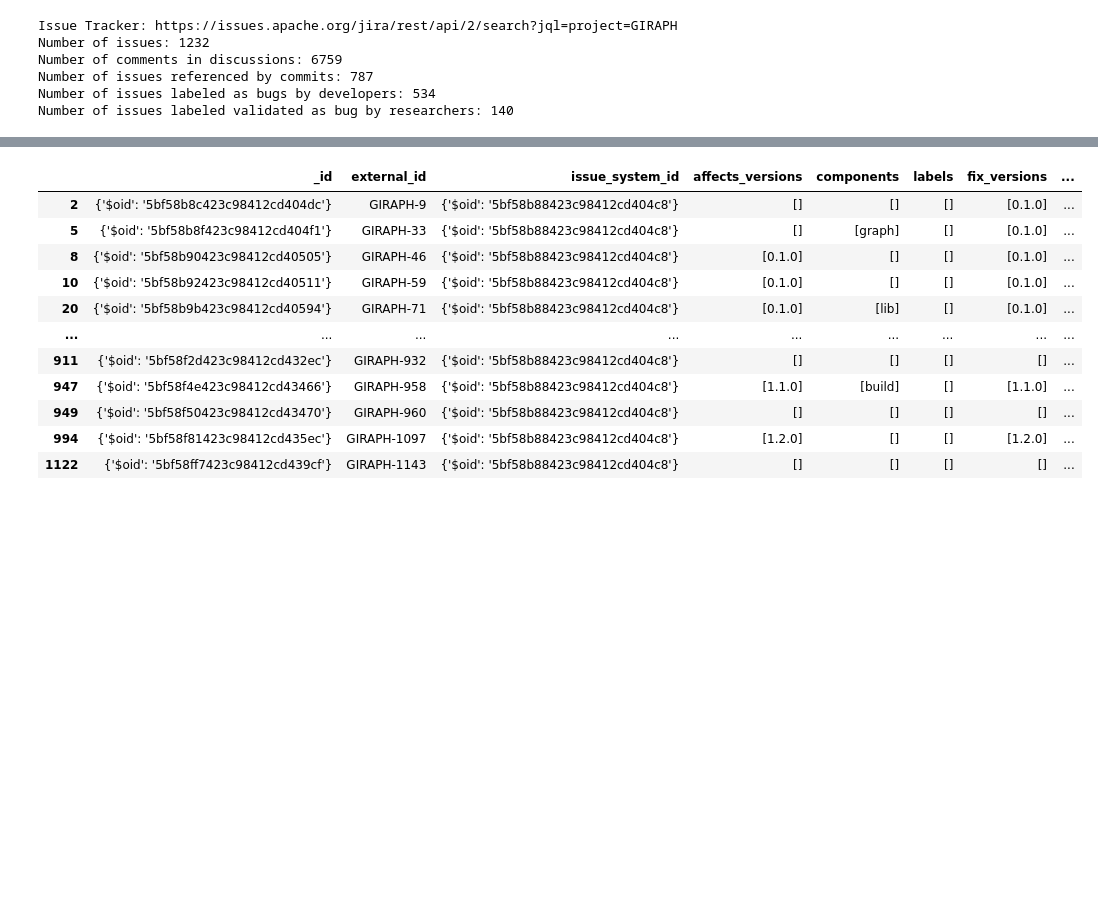
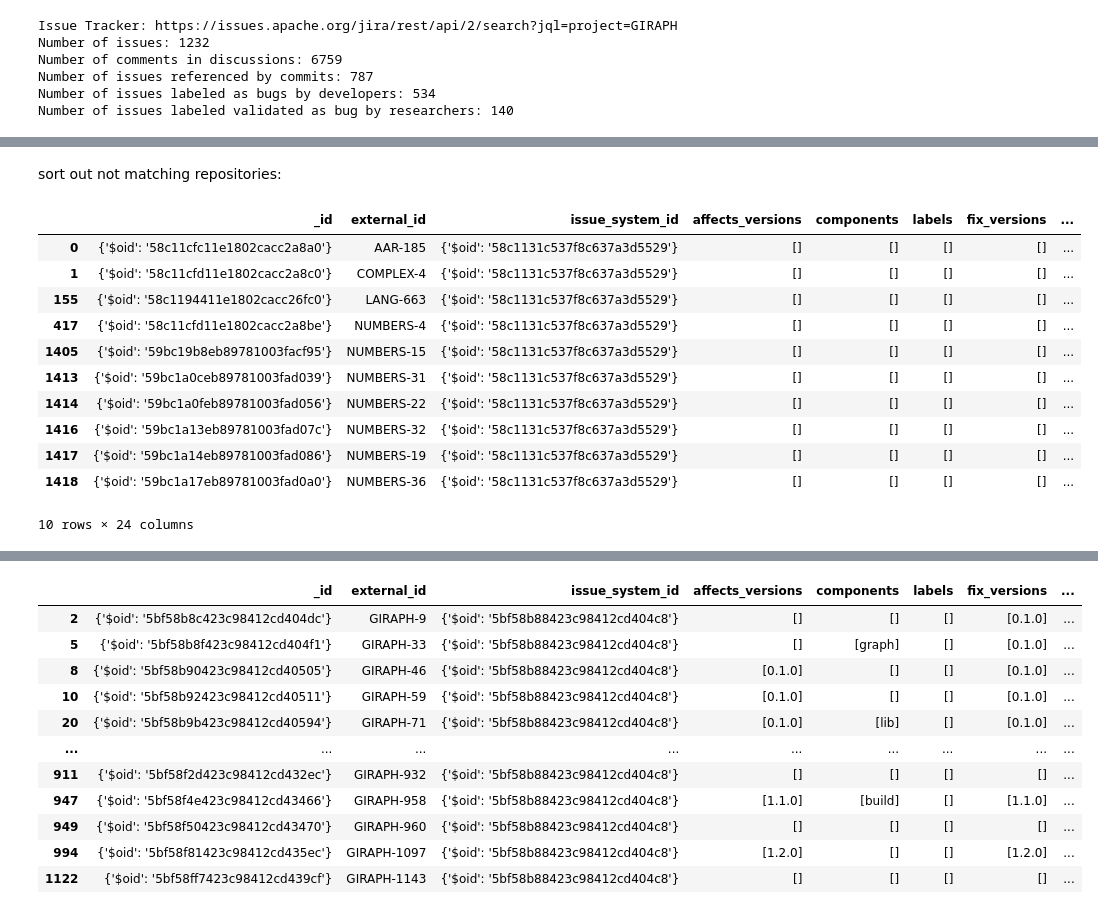
Before and after one commit to TobiAp1510/KI-Grundlagen2023, a Jupyter notebook: Daten holen und Features_2022_23.ipynb, the cells around one changed output, grey strips where cells are left out. Drawn from its saved outputs; the diff is of its cells as text; code cells hidden in the pictures; blank space fills up the shorter version.

```diff
--- a/Daten holen und Features_2022_23.ipynb
+++ b/Daten holen und Features_2022_23.ipynb
@@ -141,3 +173,21 @@ df.head()
+# %% [markdown]
+sort out not matching repositories:
+# %%
+extid='MATH' #2Do: obtain the correct external_id for each repository to sort out invalid issues or logs
+df[~df.external_id.str.startswith(extid)]
+# %% [output]
+|  | _id | external_id | issue_system_id | affects_versions | components | labels | fix_versions | ... |
+| 0 | {'$oid': '58c11cfc11e1802cacc2a8a0'} | AAR-185 | {'$oid': '58c1131c537f8c637a3d5529'} | [] | [] | [] | [] | ... |
+| 1 | {'$oid': '58c11cfd11e1802cacc2a8c0'} | COMPLEX-4 | {'$oid': '58c1131c537f8c637a3d5529'} | [] | [] | [] | [] | ... |
+| 155 | {'$oid': '58c1194411e1802cacc26fc0'} | LANG-663 | {'$oid': '58c1131c537f8c637a3d5529'} | [] | [] | [] | [] | ... |
+| 417 | {'$oid': '58c11cfd11e1802cacc2a8be'} | NUMBERS-4 | {'$oid': '58c1131c537f8c637a3d5529'} | [] | [] | [] | [] | ... |
+| 1405 | {'$oid': '59bc19b8eb89781003facf95'} | NUMBERS-15 | {'$oid': '58c1131c537f8c637a3d5529'} | [] | [] | [] | [] | ... |
+| 1413 | {'$oid': '59bc1a0ceb89781003fad039'} | NUMBERS-31 | {'$oid': '58c1131c537f8c637a3d5529'} | [] | [] | [] | [] | ... |
+| 1414 | {'$oid': '59bc1a0feb89781003fad056'} | NUMBERS-22 | {'$oid': '58c1131c537f8c637a3d5529'} | [] | [] | [] | [] | ... |
+| 1416 | {'$oid': '59bc1a13eb89781003fad07c'} | NUMBERS-32 | {'$oid': '58c1131c537f8c637a3d5529'} | [] | [] | [] | [] | ... |
+| 1417 | {'$oid': '59bc1a14eb89781003fad086'} | NUMBERS-19 | {'$oid': '58c1131c537f8c637a3d5529'} | [] | [] | [] | [] | ... |
+| 1418 | {'$oid': '59bc1a17eb89781003fad0a0'} | NUMBERS-36 | {'$oid': '58c1131c537f8c637a3d5529'} | [] | [] | [] | [] | ... |
+10 rows × 24 columns
 # %%
 df1=df
 df1['created_at']=pd.json_normalize(df1['created_at'])
```
Also changed, not shown: parts of 7 cells of this notebook.
